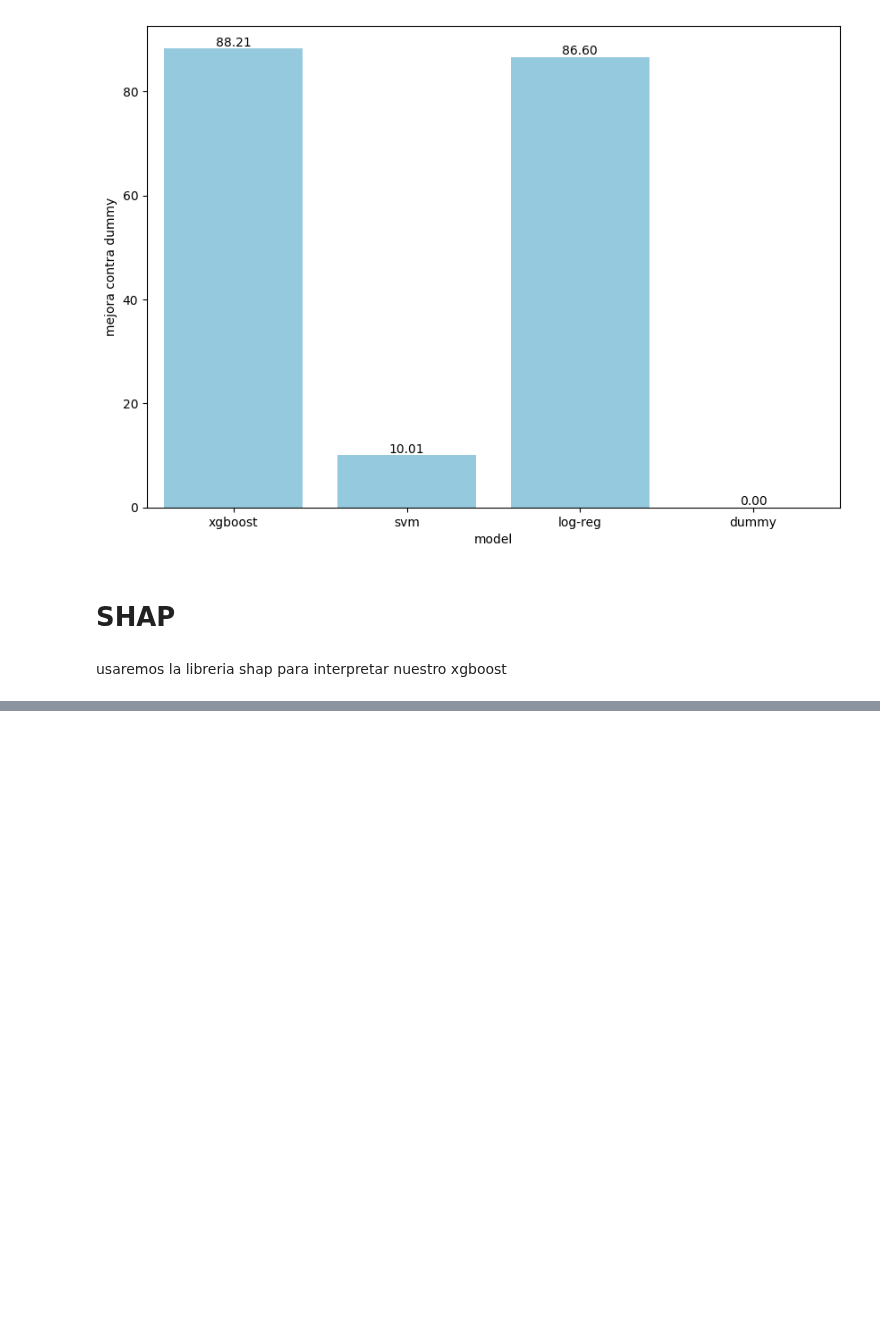
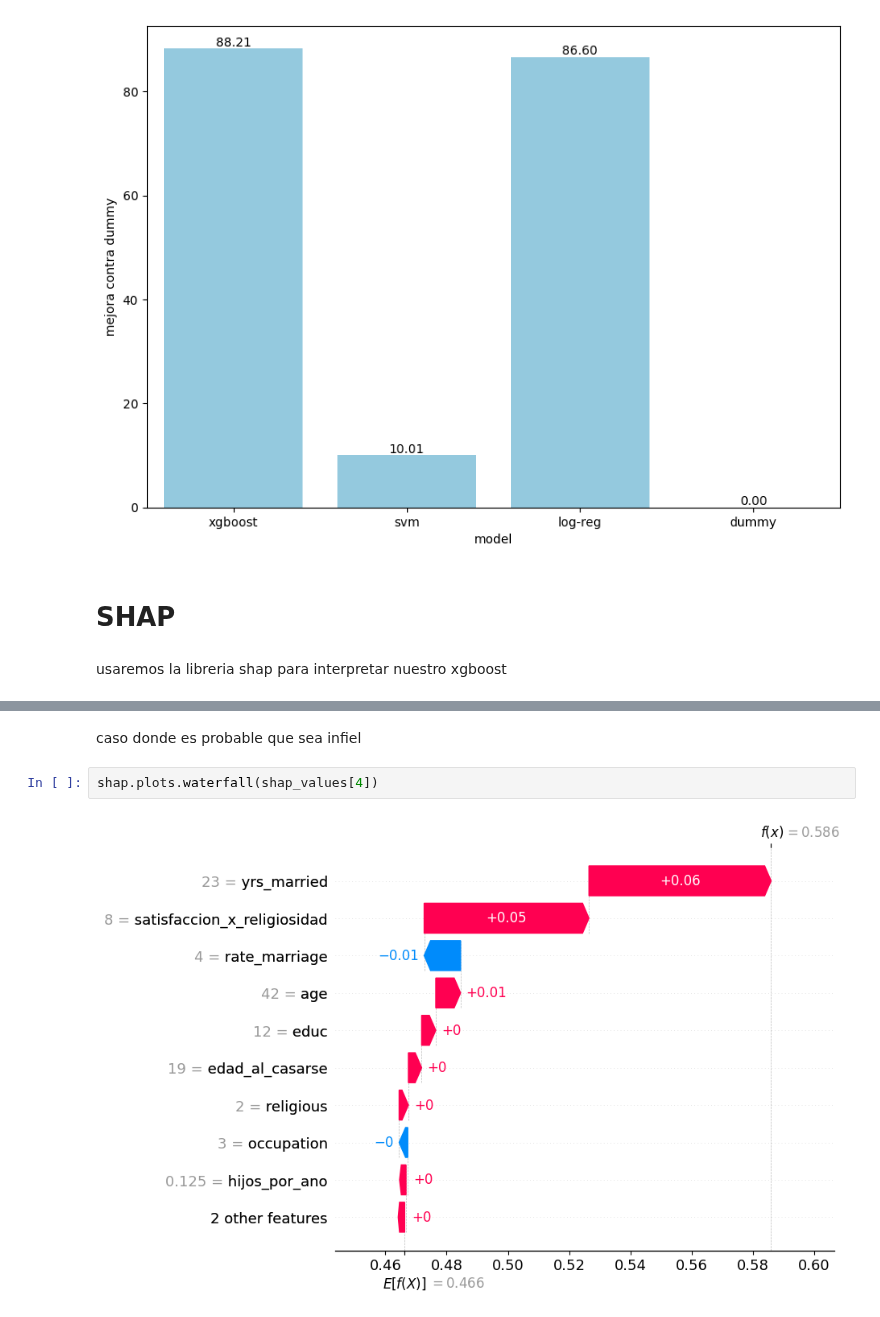
Before and after one commit to Noxzd/deteccion_de_infieles, a Jupyter notebook: infiel/main.ipynb, the cells around one changed output, grey strips where cells are left out. Drawn from its saved outputs; the diff is of its cells as text; blank space fills up the shorter version.

```diff
--- a/infiel/main.ipynb
+++ b/infiel/main.ipynb
@@ -590,0 +596,6 @@ usaremos la libreria shap para interpretar nuestro xgboost
+# %% [markdown]
+caso donde es probable que sea infiel
+# %%
+shap.plots.waterfall(shap_values[4])
+# %% [output]
+[figure, added]
```
Also changed, not shown: parts of 8 cells of this notebook, 1 other file.
